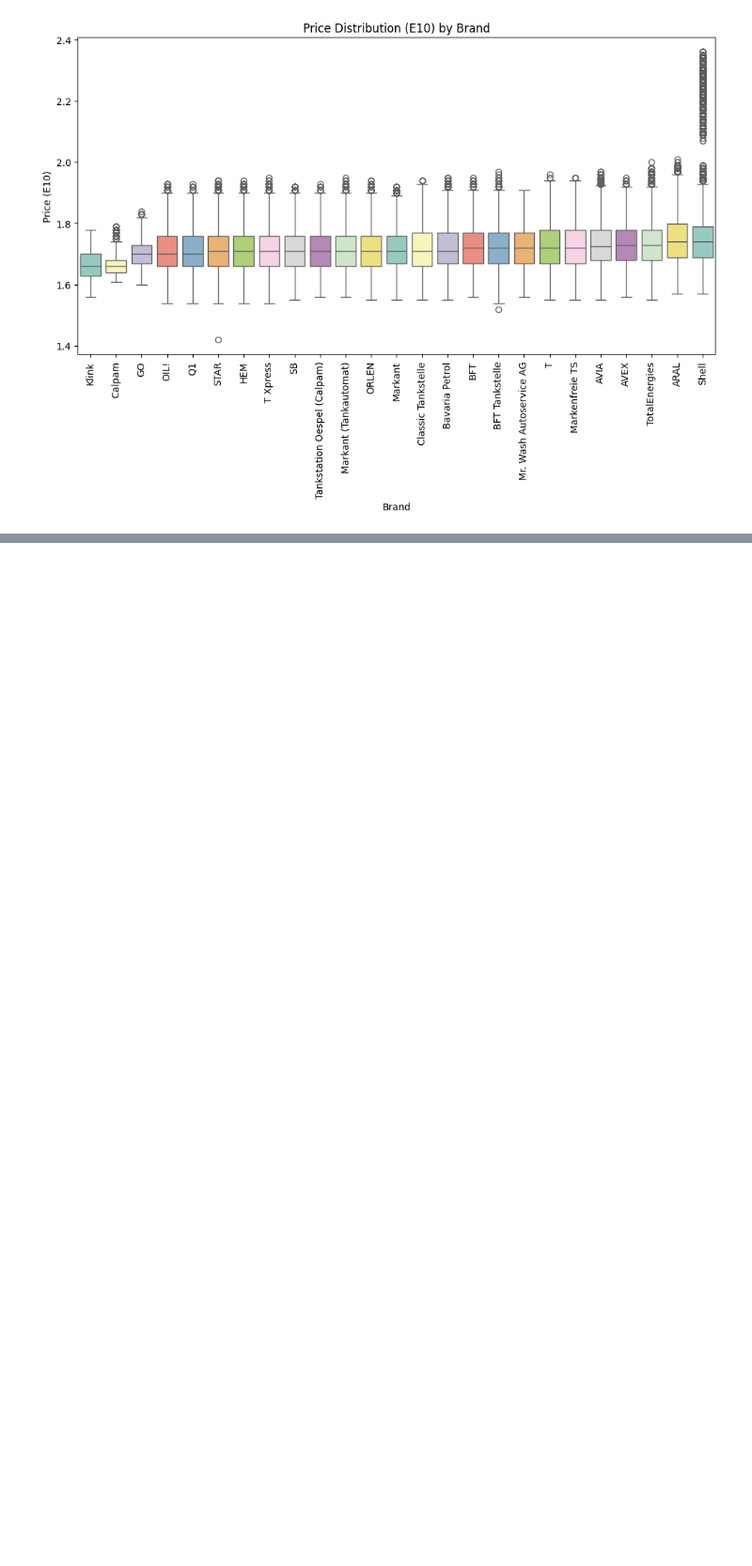
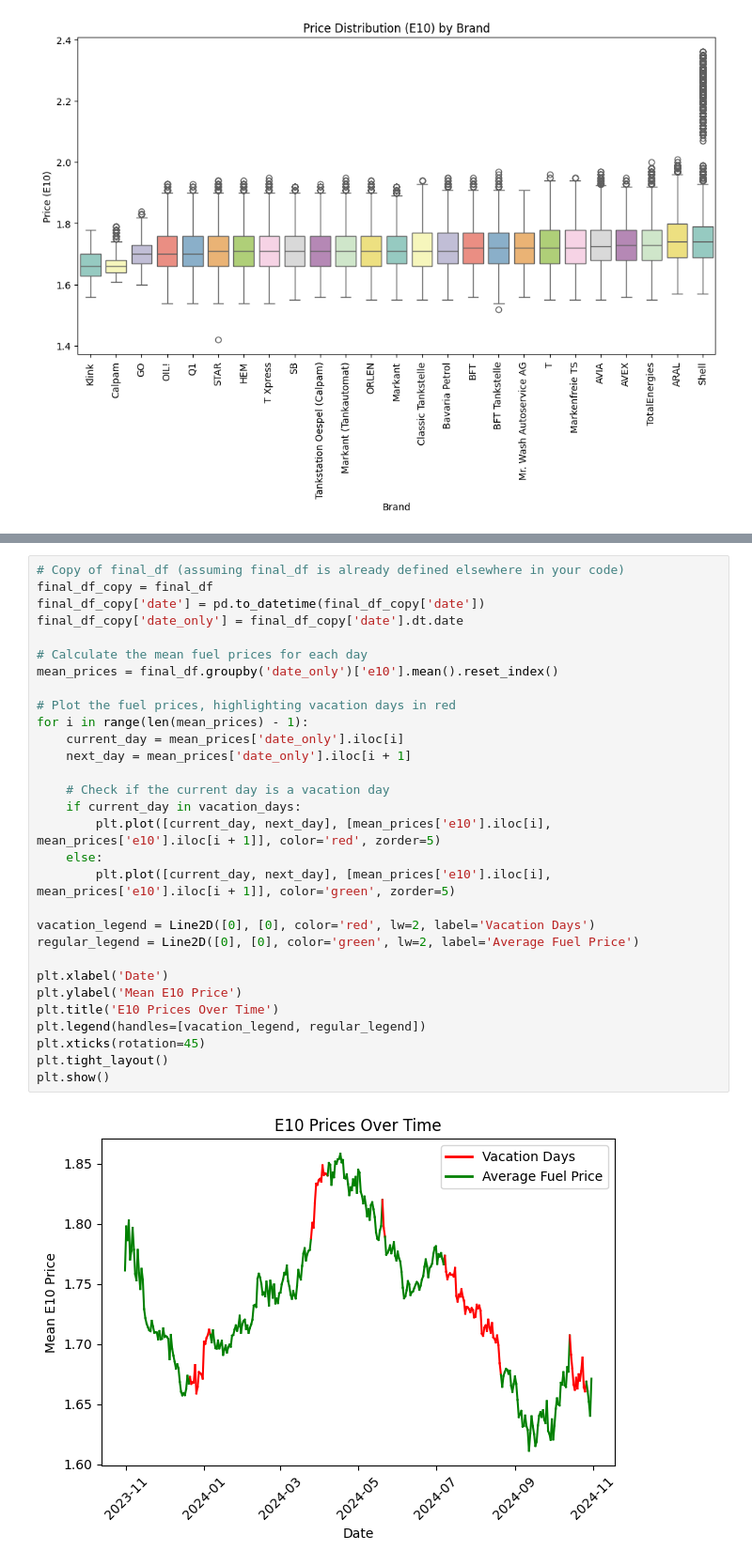
Before and after one commit to pep1ta/Assignment-3-IPDA, a Jupyter notebook: Assignment3.ipynb, the cells around one changed output, grey strips where cells are left out. Shown at 94% size. Drawn from its saved outputs; the diff is of its cells as text; blank space fills up the shorter version.

```diff
--- a/Assignment3.ipynb
+++ b/Assignment3.ipynb
@@ -321,0 +364,32 @@ Shell                        1.747838  0.096777
+# %%
+# Copy of final_df (assuming final_df is already defined elsewhere in your code)
+final_df_copy = final_df
+final_df_copy['date'] = pd.to_datetime(final_df_copy['date'])
+final_df_copy['date_only'] = final_df_copy['date'].dt.date
+
+# Calculate the mean fuel prices for each day
+mean_prices = final_df.groupby('date_only')['e10'].mean().reset_index()
+
+# Plot the fuel prices, highlighting vacation days in red
+for i in range(len(mean_prices) - 1):
+    current_day = mean_prices['date_only'].iloc[i]
+    next_day = mean_prices['date_only'].iloc[i + 1]
+
+    # Check if the current day is a vacation day
+    if current_day in vacation_days:
+        plt.plot([current_day, next_day], [mean_prices['e10'].iloc[i], mean_prices['e10'].iloc[i + 1]], color='red', zorder=5)
+    else:
+        plt.plot([current_day, next_day], [mean_prices['e10'].iloc[i], mean_prices['e10'].iloc[i + 1]], color='green', zorder=5)
+
+vacation_legend = Line2D([0], [0], color='red', lw=2, label='Vacation Days')
+regular_legend = Line2D([0], [0], color='green', lw=2, label='Average Fuel Price')
+
+plt.xlabel('Date')
+plt.ylabel('Mean E10 Price')
+plt.title('E10 Prices Over Time')
+plt.legend(handles=[vacation_legend, regular_legend])
+plt.xticks(rotation=45)
+plt.tight_layout()
+plt.show()
+# %% [output]
+[figure, added]
```
Also changed, not shown: parts of 10 cells of this notebook.
